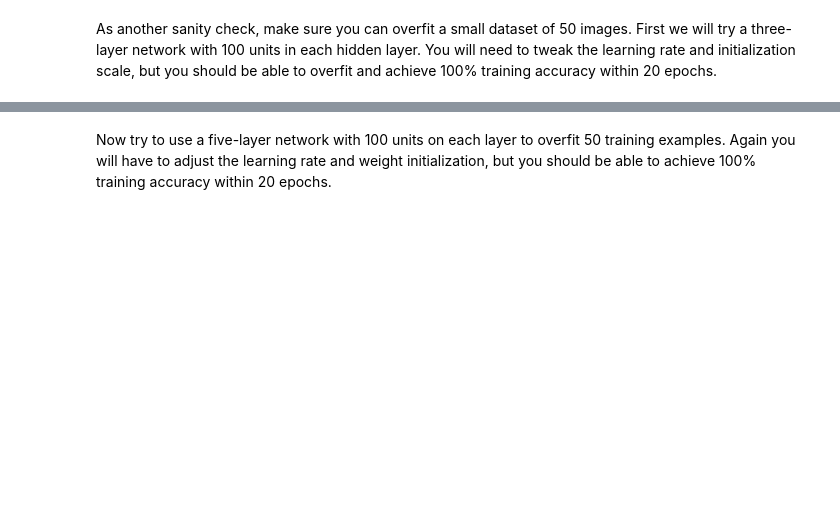
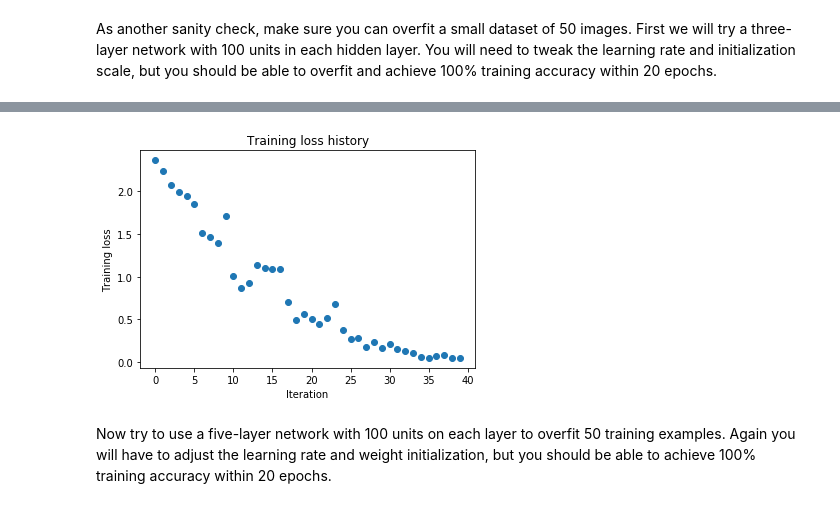
Before and after one commit to Amiraesawy96/CS231n-Assignment2, a Jupyter notebook: FullyConnectedNets.ipynb, the cells around one changed output, grey strips where cells are left out. Drawn from its saved outputs; the diff is of its cells as text; code cells hidden in the pictures; blank space fills up the shorter version.

```diff
--- a/FullyConnectedNets.ipynb
+++ b/FullyConnectedNets.ipynb
@@ -424,7 +441,7 @@ small_data = {
 }
 
 weight_scale = 1e-2
-learning_rate = 1e-4
+learning_rate = 8e-3
 model = FullyConnectedNet([100, 100],
               weight_scale=weight_scale, dtype=np.float64)
 solver = Solver(model, small_data,
@@ -441,3 +458,4 @@ plt.title('Training loss history')
 plt.xlabel('Iteration')
 plt.ylabel('Training loss')
 plt.show()
+# %% [output]
@@ -444,3 +479,4 @@ plt.show()
+[figure, added]
 # %% [markdown]
 Now try to use a five-layer network with 100 units on each layer to overfit 50 training examples. Again you will have to adjust the learning rate and weight initialization, but you should be able to achieve 100% training accuracy within 20 epochs.
 # %%
```
Also changed, not shown: parts of 15 cells of this notebook, 5 other files.
